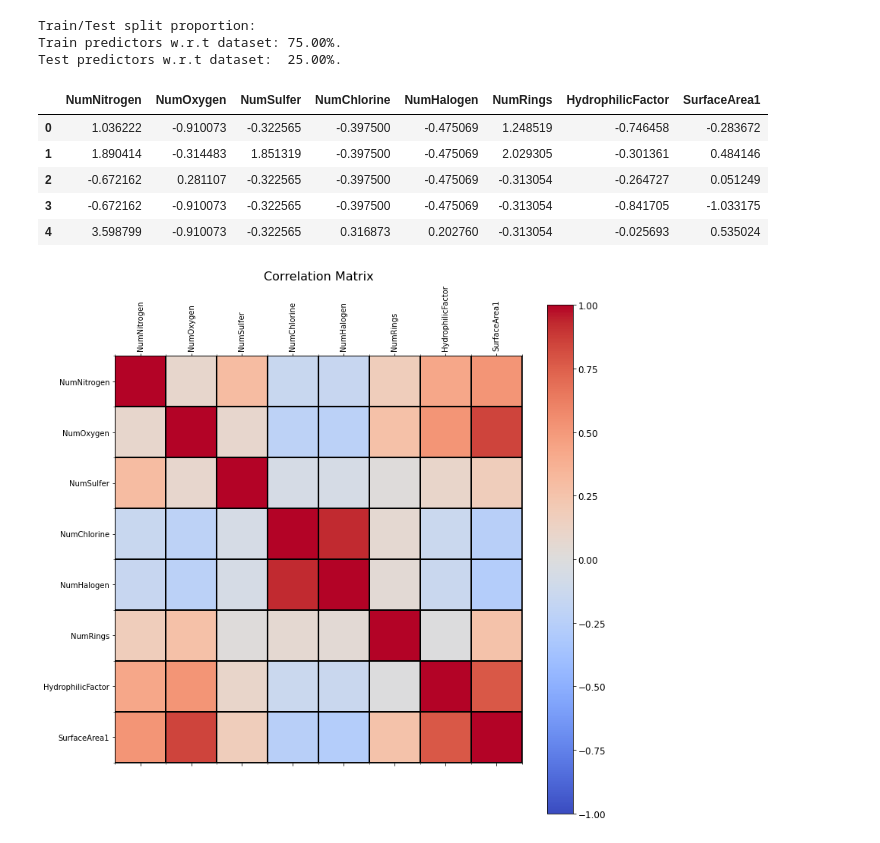
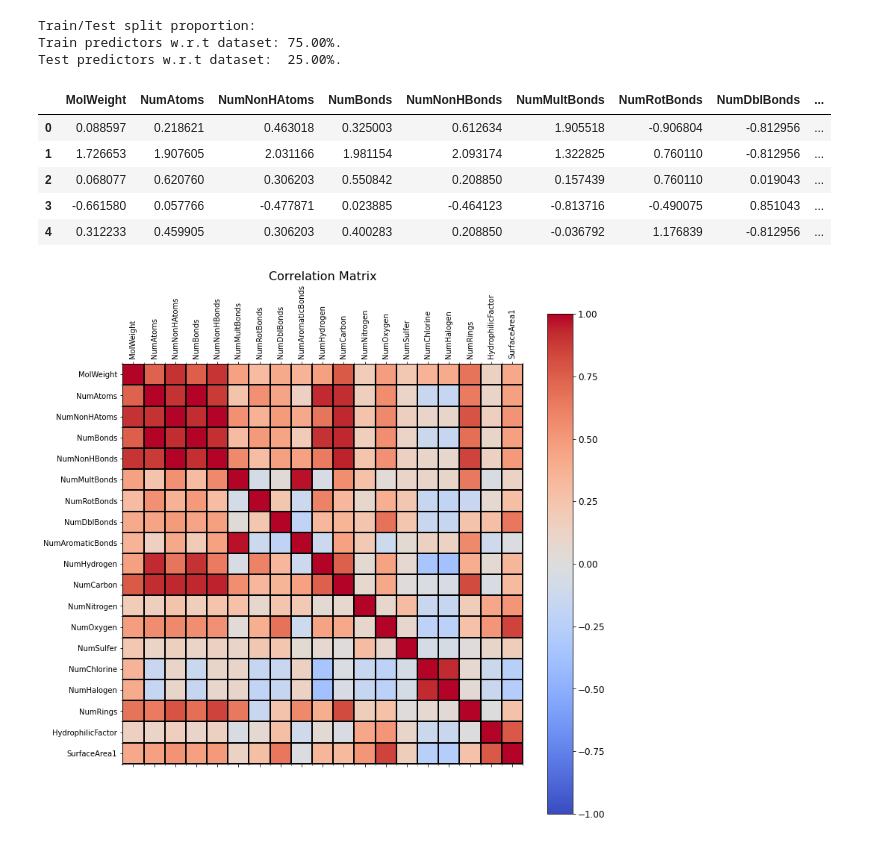
Before and after one commit to lucasabdalah/Exploratory-Data-Analisys, a Jupyter notebook: code/hw2/data_regression.ipynb, the cells around one changed output. Saved outputs shown, nothing was run; the diff lists cells and outputs as text; code cells hidden in the pictures.

Commit message:
dataframe without binary predictors

```diff
--- a/code/hw2/data_regression.ipynb
+++ b/code/hw2/data_regression.ipynb
@@ -118,33 +118,33 @@ Train predictors w.r.t dataset: 75.00%.
 Test predictors w.r.t dataset:  25.00%.
 # %%
 219, 227
-selected_df = df.iloc[0:1267, 219:227]
+selected_df = df.iloc[0:1267, 208:227]
 # %%
 selected_df.head(5)
 # %% [output]
-|  | NumNitrogen | NumOxygen | NumSulfer | NumChlorine | NumHalogen | NumRings | HydrophilicFactor | SurfaceArea1 |
-| 0 | 1.036222 | -0.910073 | -0.322565 | -0.397500 | -0.475069 | 1.248519 | -0.746458 | -0.283672 |
-| 1 | 1.890414 | -0.314483 | 1.851319 | -0.397500 | -0.475069 | 2.029305 | -0.301361 | 0.484146 |
-| 2 | -0.672162 | 0.281107 | -0.322565 | -0.397500 | -0.475069 | -0.313054 | -0.264727 | 0.051249 |
-| 3 | -0.672162 | -0.910073 | -0.322565 | -0.397500 | -0.475069 | -0.313054 | -0.841705 | -1.033175 |
-| 4 | 3.598799 | -0.910073 | -0.322565 | 0.316873 | 0.202760 | -0.313054 | -0.025693 | 0.535024 |
+|  | MolWeight | NumAtoms | NumNonHAtoms | NumBonds | NumNonHBonds | NumMultBonds | NumRotBonds | NumDblBonds | ... |
+| 0 | 0.088597 | 0.218621 | 0.463018 | 0.325003 | 0.612634 | 1.905518 | -0.906804 | -0.812956 | ... |
+| 1 | 1.726653 | 1.907605 | 2.031166 | 1.981154 | 2.093174 | 1.322825 | 0.760110 | -0.812956 | ... |
+| 2 | 0.068077 | 0.620760 | 0.306203 | 0.550842 | 0.208850 | 0.157439 | 0.760110 | 0.019043 | ... |
+| 3 | -0.661580 | 0.057766 | -0.477871 | 0.023885 | -0.464123 | -0.813716 | -0.490075 | 0.851043 | ... |
+| 4 | 0.312233 | 0.459905 | 0.306203 | 0.400283 | 0.208850 | -0.036792 | 1.176839 | -0.812956 | ... |
 # %%
 
 
 fig1 = plt.figure(figsize=(12, 12))
 plt.matshow(selected_df.corr(), fignum=fig1.number, cmap="coolwarm", interpolation='none')
 plt.xticks(range(len(selected_df.columns)),selected_df.columns, rotation=90)
 plt.yticks(range(len(selected_df.columns)), selected_df.columns)
 cb = plt.colorbar()
 plt.clim(-1,1)
 cb.ax.tick_params(labelsize=12)
 plt.title('Correlation Matrix', fontsize=16)
 
 # Gridlines based on minor ticks
 ax = plt.gca()
-ax.set_xticks(np.arange(-.5, 8, 1), minor=True)
-ax.set_yticks(np.arange(-.5, 8, 1), minor=True)
+ax.set_xticks(np.arange(-.5, len(selected_df.columns), 1), minor=True)
+ax.set_yticks(np.arange(-.5, len(selected_df.columns), 1), minor=True)
 ax.grid(which='minor', color='k', linestyle='-', linewidth=2)
 plt.show()
 # %% [output]
-[figure, old version]
+[figure, new version]
```
